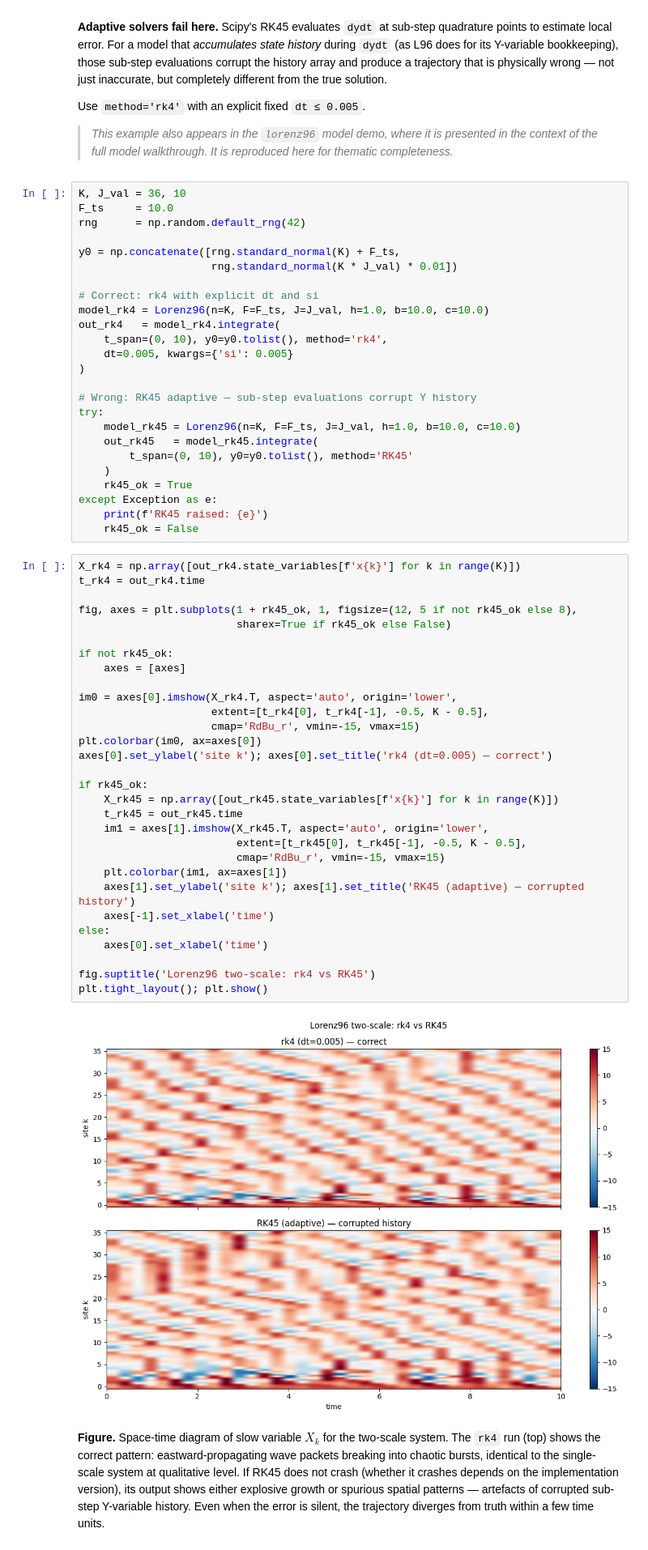
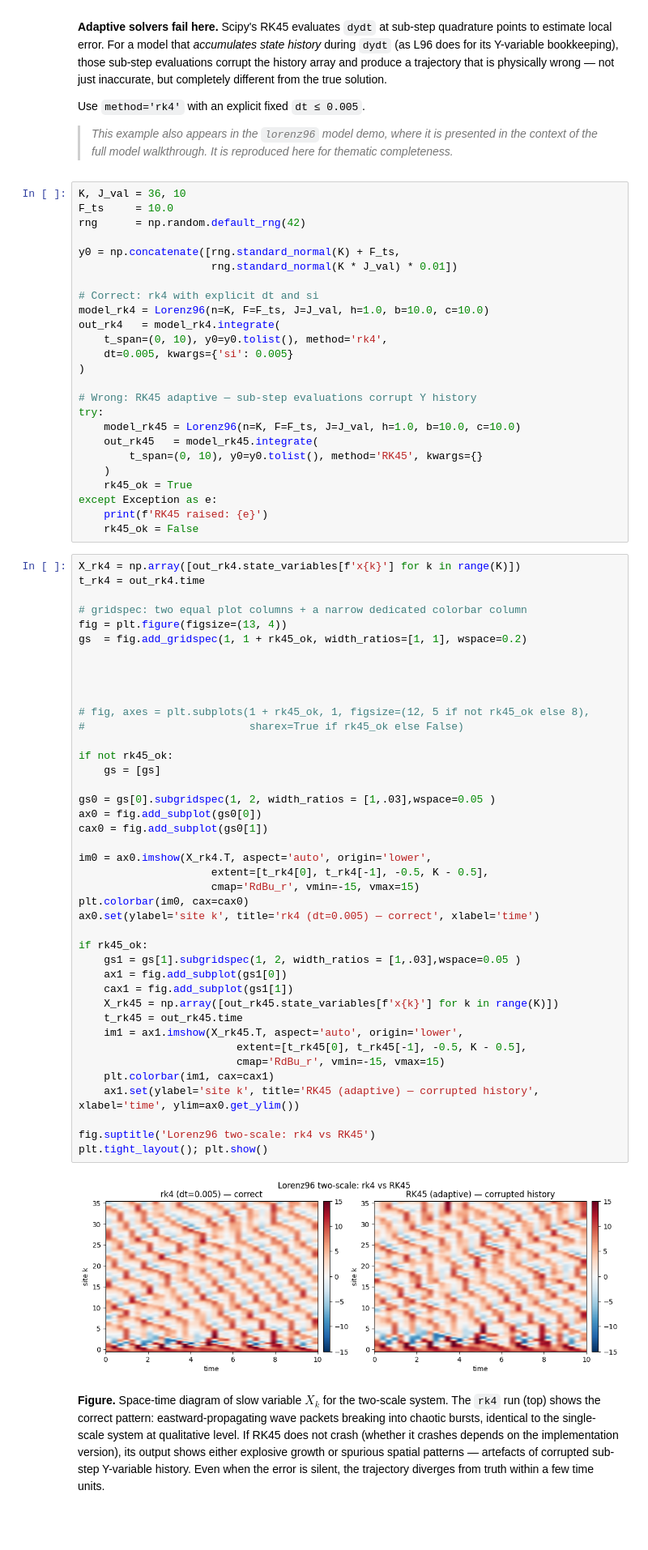
Before and after one commit to LinkedEarth/ClimateCritters, a Jupyter notebook: notebooks/functionality_demos/solver_demo.ipynb, the cells around one changed output. Shown at 81% size. Drawn from its saved outputs; the diff is of its cells as text; blank space fills up the shorter version.

```diff
--- a/notebooks/functionality_demos/solver_demo.ipynb
+++ b/notebooks/functionality_demos/solver_demo.ipynb
@@ -343,7 +404,7 @@ out_rk4   = model_rk4.integrate(
 try:
     model_rk45 = Lorenz96(n=K, F=F_ts, J=J_val, h=1.0, b=10.0, c=10.0)
     out_rk45   = model_rk45.integrate(
-        t_span=(0, 10), y0=y0.tolist(), method='RK45'
+        t_span=(0, 10), y0=y0.tolist(), method='RK45', kwargs={}
     )
     rk45_ok = True
 except Exception as e:
@@ -352,35 +413,46 @@ except Exception as e:
 # %%
 X_rk4 = np.array([out_rk4.state_variables[f'x{k}'] for k in range(K)])
 t_rk4 = out_rk4.time
 
-fig, axes = plt.subplots(1 + rk45_ok, 1, figsize=(12, 5 if not rk45_ok else 8),
-                         sharex=True if rk45_ok else False)
+# gridspec: two equal plot columns + a narrow dedicated colorbar column
+fig = plt.figure(figsize=(13, 4))
+gs  = fig.add_gridspec(1, 1 + rk45_ok, width_ratios=[1, 1], wspace=0.2)
+
+
+
+
+# fig, axes = plt.subplots(1 + rk45_ok, 1, figsize=(12, 5 if not rk45_ok else 8),
+#                          sharex=True if rk45_ok else False)
 
 if not rk45_ok:
-    axes = [axes]
+    gs = [gs]
 
-im0 = axes[0].imshow(X_rk4.T, aspect='auto', origin='lower',
+gs0 = gs[0].subgridspec(1, 2, width_ratios = [1,.03],wspace=0.05 )
+ax0 = fig.add_subplot(gs0[0])
+cax0 = fig.add_subplot(gs0[1])
+
+im0 = ax0.imshow(X_rk4.T, aspect='auto', origin='lower',
                      extent=[t_rk4[0], t_rk4[-1], -0.5, K - 0.5],
                      cmap='RdBu_r', vmin=-15, vmax=15)
-plt.colorbar(im0, ax=axes[0])
-axes[0].set_ylabel('site k'); axes[0].set_title('rk4 (dt=0.005) — correct')
+plt.colorbar(im0, cax=cax0)
+ax0.set(ylabel='site k', title='rk4 (dt=0.005) — correct', xlabel='time')
 
 if rk45_ok:
+    gs1 = gs[1].subgridspec(1, 2, width_ratios = [1,.03],wspace=0.05 )
+    ax1 = fig.add_subplot(gs1[0])
+    cax1 = fig.add_subplot(gs1[1])
     X_rk45 = np.array([out_rk45.state_variables[f'x{k}'] for k in range(K)])
     t_rk45 = out_rk45.time
-    im1 = axes[1].imshow(X_rk45.T, aspect='auto', origin='lower',
+    im1 = ax1.imshow(X_rk45.T, aspect='auto', origin='lower',
                          extent=[t_rk45[0], t_rk45[-1], -0.5, K - 0.5],
                          cmap='RdBu_r', vmin=-15, vmax=15)
-    plt.colorbar(im1, ax=axes[1])
-    axes[1].set_ylabel('site k'); axes[1].set_title('RK45 (adaptive) — corrupted history')
-    axes[-1].set_xlabel('time')
-else:
-    axes[0].set_xlabel('time')
+    plt.colorbar(im1, cax=cax1)
+    ax1.set(ylabel='site k', title='RK45 (adaptive) — corrupted history', xlabel='time', ylim=ax0.get_ylim())
 
 fig.suptitle('Lorenz96 two-scale: rk4 vs RK45')
 plt.tight_layout(); plt.show()
 # %% [output]
-[figure, old version]
+[figure, new version]
 # %% [markdown]
 **Figure.** Space-time diagram of slow variable $X_k$ for the two-scale system.
 The `rk4` run (top) shows the correct pattern: eastward-propagating wave packets
```
Also changed, not shown: parts of 3 cells of this notebook.
